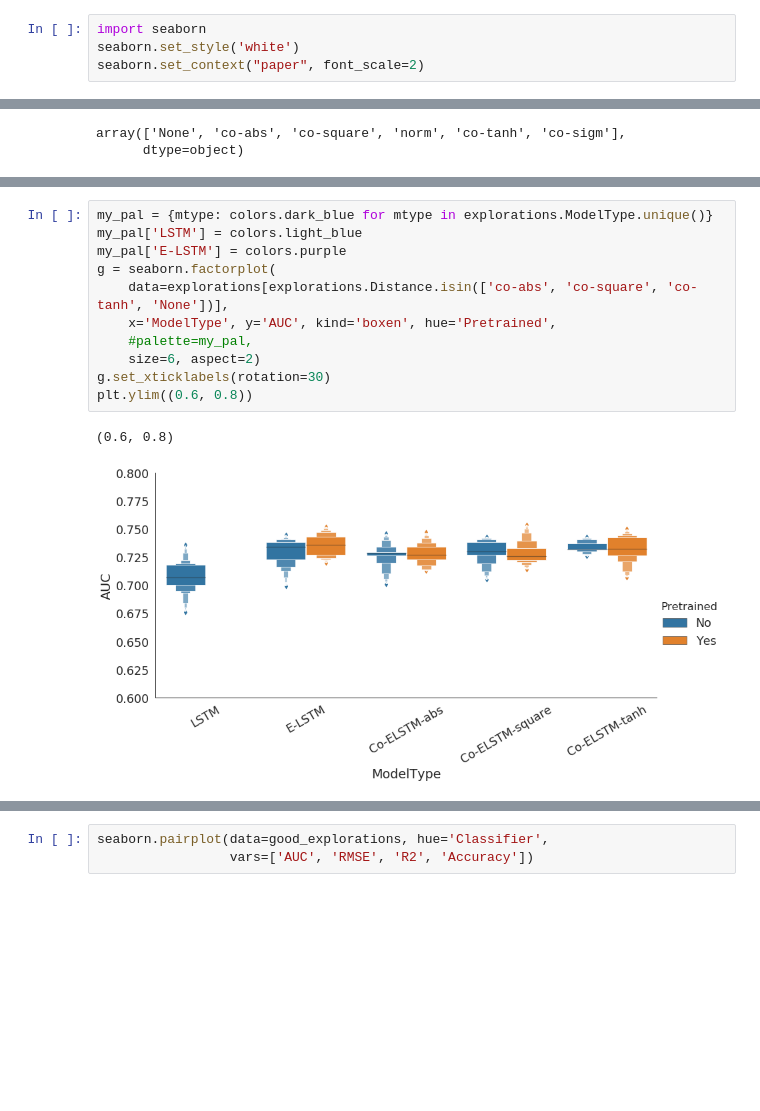
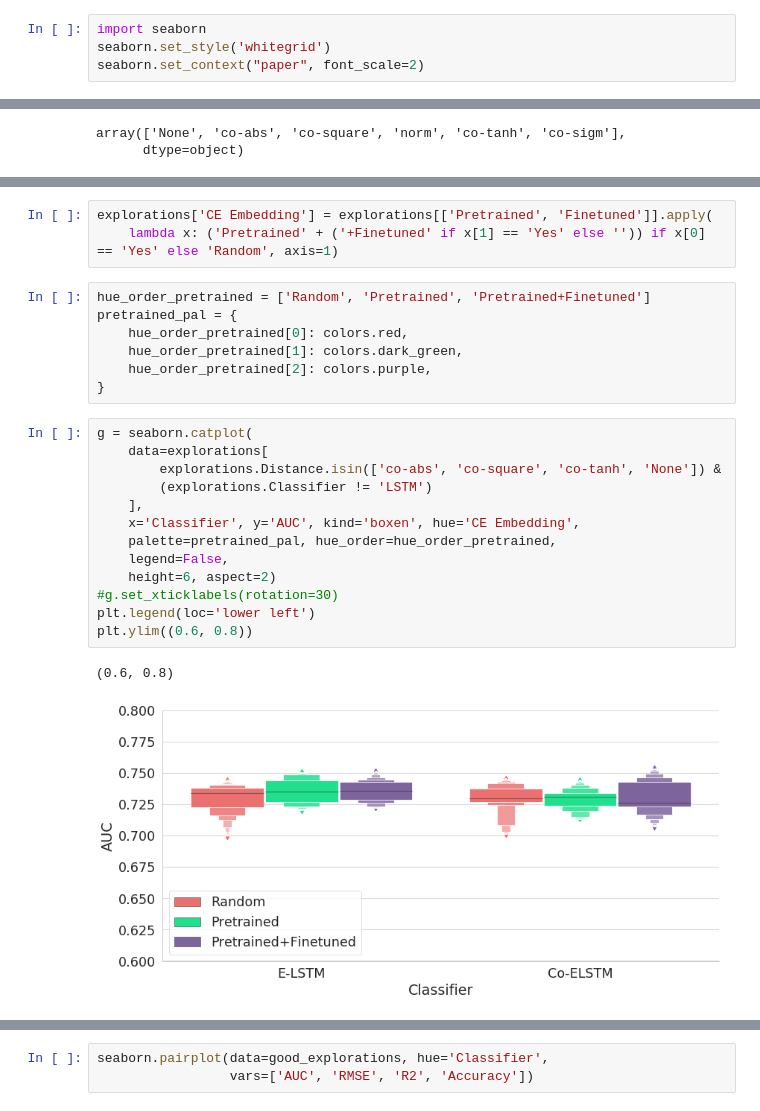
Before and after one commit to mit0110/knowledge_tracing, a Jupyter notebook: notebooks/Explorations 2019.ipynb, the cells around one changed output, grey strips where cells are left out. Cells and saved outputs as stored; diff of their text form; blank space fills up the shorter version.

Commit message:
Adding new color and explorations

```diff
--- a/notebooks/Explorations 2019.ipynb
+++ b/notebooks/Explorations 2019.ipynb
@@ -8,7 +8,7 @@ import pickle
 import colors
 # %%
 import seaborn
-seaborn.set_style('white')
+seaborn.set_style('whitegrid')
 seaborn.set_context("paper", font_scale=2)
 # %%
 #explorations = pandas.read_csv('/home/mteruel/edm/results/dkt_lstm/by_problem_id/classifier_explorations.tsv', sep='\t')
@@ -44,14 +52,26 @@ plt.ylim((0.6, 0.8))
+# %%
+explorations['CE Embedding'] = explorations[['Pretrained', 'Finetuned']].apply(
+    lambda x: ('Pretrained' + ('+Finetuned' if x[1] == 'Yes' else '')) if x[0] == 'Yes' else 'Random', axis=1)
+# %%
+hue_order_pretrained = ['Random', 'Pretrained', 'Pretrained+Finetuned']
+pretrained_pal = {
+    hue_order_pretrained[0]: colors.red,
+    hue_order_pretrained[1]: colors.dark_green,
+    hue_order_pretrained[2]: colors.purple,
+}
 # %%
-my_pal = {mtype: colors.dark_blue for mtype in explorations.ModelType.unique()}
-my_pal['LSTM'] = colors.light_blue
-my_pal['E-LSTM'] = colors.purple
-g = seaborn.factorplot(
-    data=explorations[explorations.Distance.isin(['co-abs', 'co-square', 'co-tanh', 'None'])],
-    x='ModelType', y='AUC', kind='boxen', hue='Pretrained',
-    #palette=my_pal,
-    size=6, aspect=2)
-g.set_xticklabels(rotation=30)
+g = seaborn.catplot(
+    data=explorations[
+        explorations.Distance.isin(['co-abs', 'co-square', 'co-tanh', 'None']) &
+        (explorations.Classifier != 'LSTM')
+    ],
+    x='Classifier', y='AUC', kind='boxen', hue='CE Embedding',
+    palette=pretrained_pal, hue_order=hue_order_pretrained,
+    legend=False,
+    height=6, aspect=2)
+#g.set_xticklabels(rotation=30)
+plt.legend(loc='lower left')
 plt.ylim((0.6, 0.8))
 # %% [output]
 (0.6, 0.8)
-[figure, old version]
+[figure, new version]
```
Also changed, not shown: parts of 21 cells of this notebook, 1 other file.
